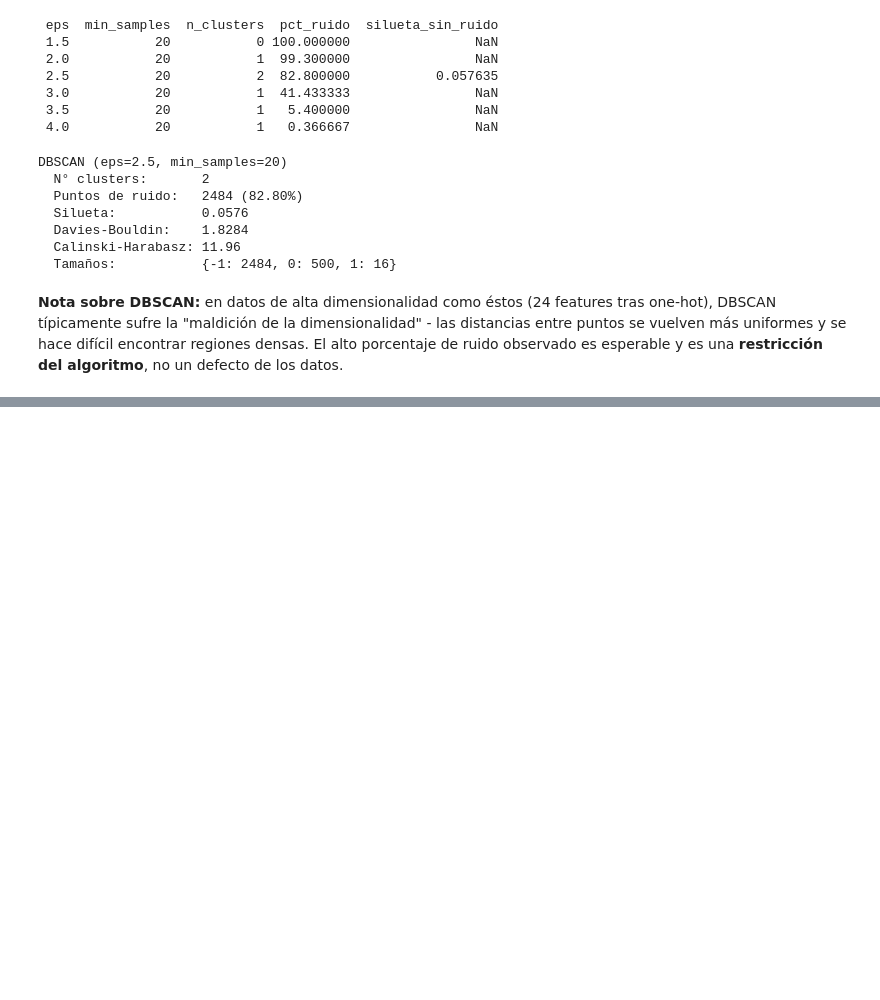
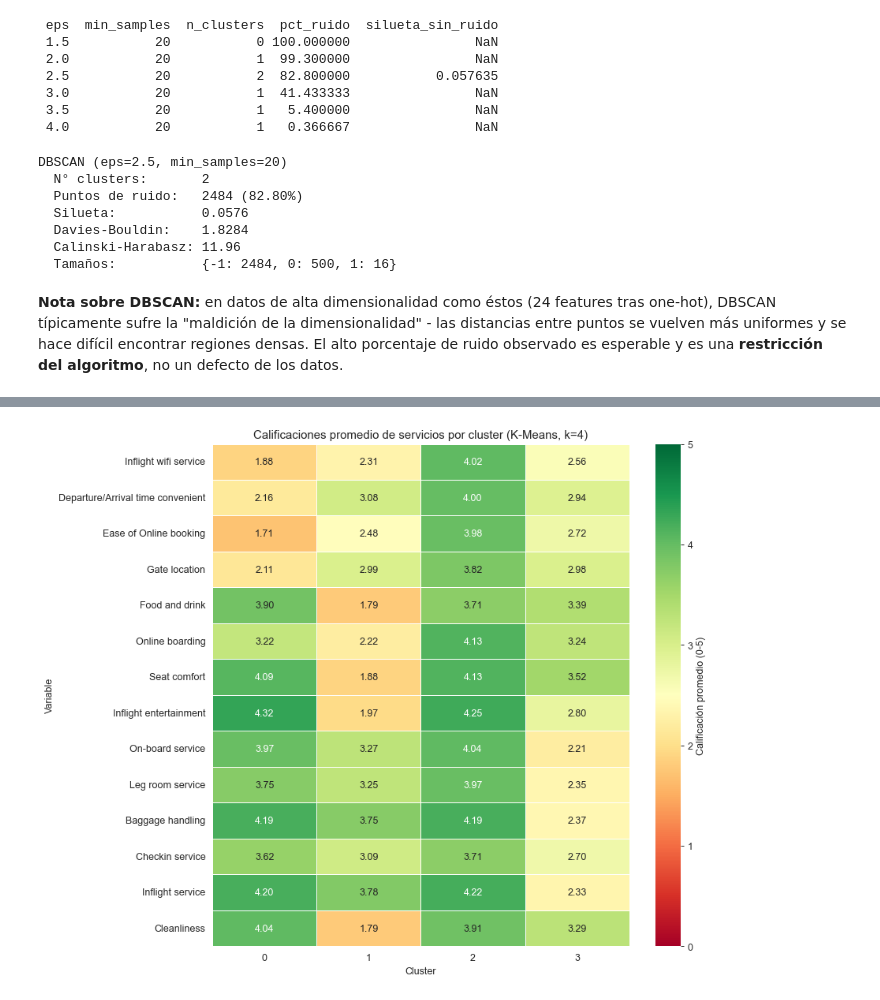
Before and after one commit to w-pollock/Grupo33-Lab4, a Jupyter notebook: Grupo33-Lab4.ipynb, the cells around one changed output, grey strips where cells are left out. Cells and saved outputs as stored; diff of their text form; code cells hidden in the pictures; blank space fills up the shorter version.

```diff
--- a/Grupo33-Lab4.ipynb
+++ b/Grupo33-Lab4.ipynb
@@ -643,0 +761,21 @@ DBSCAN (eps=2.5, min_samples=20)
+# %%
+#heatmap
+rating_cols = [
+    'Inflight wifi service','Departure/Arrival time convenient','Ease of Online booking',
+    'Gate location','Food and drink','Online boarding','Seat comfort',
+    'Inflight entertainment','On-board service','Leg room service','Baggage handling',
+    'Checkin service','Inflight service','Cleanliness'
+]
+
+heatmap_data = df_perfiles.groupby('Cluster_KM')[rating_cols].mean().T
+
+plt.figure(figsize=(10, 8))
+sns.heatmap(heatmap_data, annot=True, fmt='.2f', cmap='RdYlGn',
+            vmin=0, vmax=5, linewidths=0.5,
+            cbar_kws={'label': 'Calificación promedio (0-5)'})
+plt.title('Calificaciones promedio de servicios por cluster (K-Means, k=4)')
+plt.xlabel('Cluster'); plt.ylabel('Variable')
+plt.tight_layout()
+plt.show()
+# %% [output]
+[figure, added]
```
Also changed, not shown: parts of 15 cells of this notebook, 2 other files.
